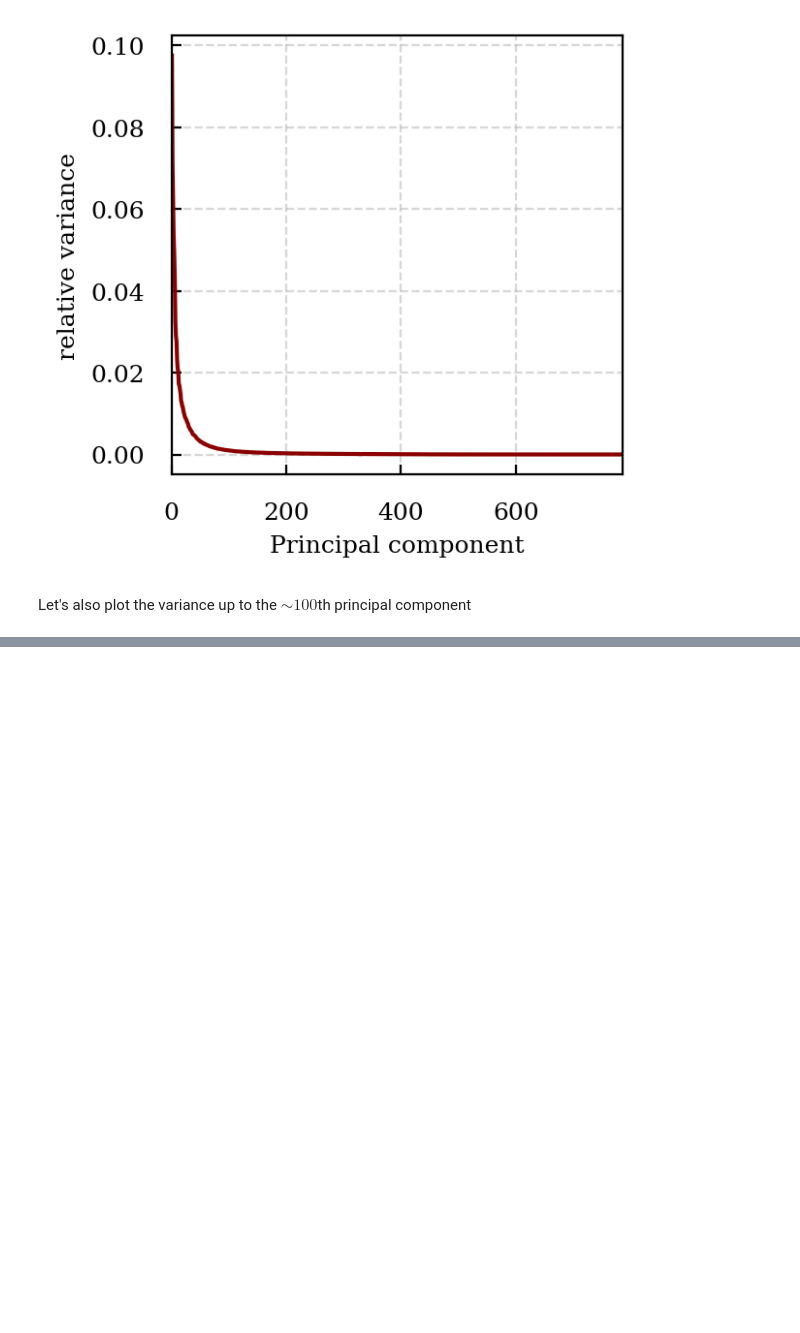
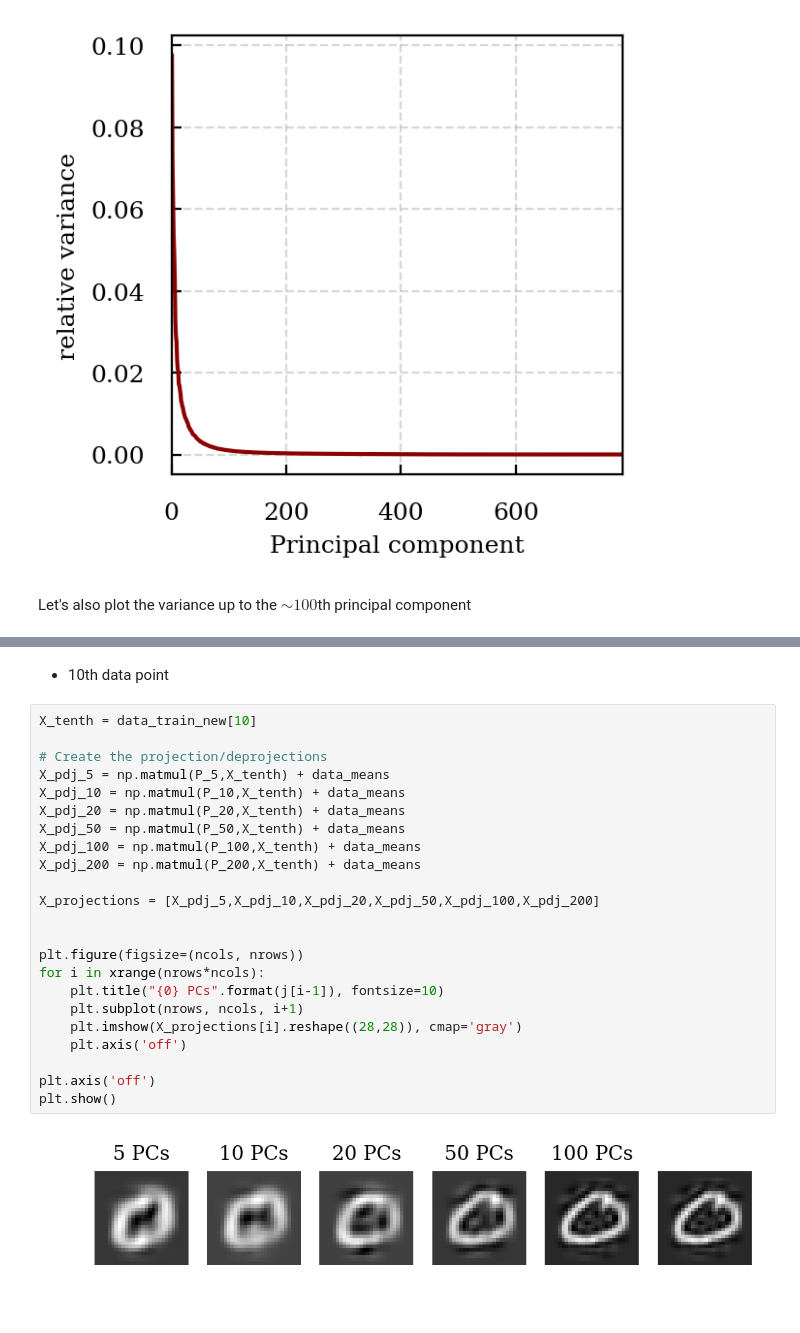
Before and after one commit to dtanoglidis/Machine-Learning-and-Large-Scale-Data-Analysis, a Jupyter notebook: HW2_Prob5_Tanoglidis.ipynb, the cells around one changed output, grey strips where cells are left out. Drawn from its saved outputs; the diff is of its cells as text; blank space fills up the shorter version.

```diff
--- a/HW2_Prob5_Tanoglidis.ipynb
+++ b/HW2_Prob5_Tanoglidis.ipynb
@@ -170,0 +245,27 @@ plt.show()
+# %% [markdown]
+- 10th data point
+# %%
+X_tenth = data_train_new[10]
+
+# Create the projection/deprojections
+X_pdj_5 = np.matmul(P_5,X_tenth) + data_means
+X_pdj_10 = np.matmul(P_10,X_tenth) + data_means
+X_pdj_20 = np.matmul(P_20,X_tenth) + data_means
+X_pdj_50 = np.matmul(P_50,X_tenth) + data_means
+X_pdj_100 = np.matmul(P_100,X_tenth) + data_means
+X_pdj_200 = np.matmul(P_200,X_tenth) + data_means
+
+X_projections = [X_pdj_5,X_pdj_10,X_pdj_20,X_pdj_50,X_pdj_100,X_pdj_200]
+
+
+plt.figure(figsize=(ncols, nrows))
+for i in xrange(nrows*ncols):
+    plt.title("{0} PCs".format(j[i-1]), fontsize=10)
+    plt.subplot(nrows, ncols, i+1)
+    plt.imshow(X_projections[i].reshape((28,28)), cmap='gray')
+    plt.axis('off')
+
+plt.axis('off')
+plt.show()
+# %% [output]
+[figure, added]
```
Also changed, not shown: parts of 9 cells of this notebook.
